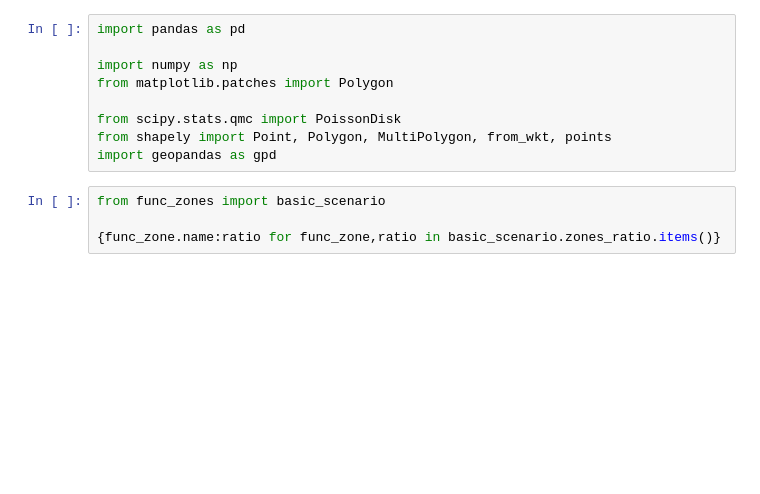
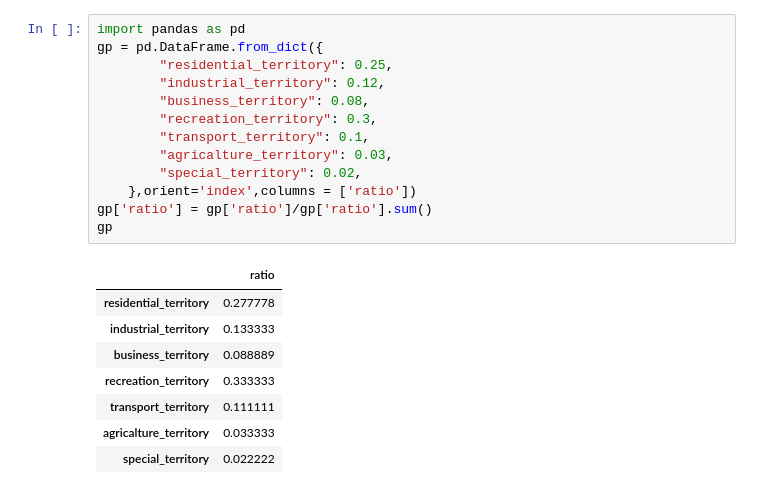
Before and after one commit to IDUclub/GenPlanner, a Jupyter notebook: gen_planner/python/src/poisson_sampling.ipynb, the cells around one changed output. Drawn from its saved outputs; the diff is of its cells as text; blank space fills up the shorter version.

```diff
--- a/gen_planner/python/src/poisson_sampling.ipynb
+++ b/gen_planner/python/src/poisson_sampling.ipynb
@@ -1,13 +1,22 @@
-# %%
-import pandas as pd
-
-import numpy as np
-from matplotlib.patches import Polygon
-
-from scipy.stats.qmc import PoissonDisk
-from shapely import Point, Polygon, MultiPolygon, from_wkt, points
-import geopandas as gpd
-# %%
-from func_zones import basic_scenario
-
-{func_zone.name:ratio for func_zone,ratio in basic_scenario.zones_ratio.items()}
+# %%
+import pandas as pd
+gp = pd.DataFrame.from_dict({
+        "residential_territory": 0.25,
+        "industrial_territory": 0.12,
+        "business_territory": 0.08,
+        "recreation_territory": 0.3,
+        "transport_territory": 0.1,
+        "agricalture_territory": 0.03,
+        "special_territory": 0.02,
+    },orient='index',columns = ['ratio'])
+gp['ratio'] = gp['ratio']/gp['ratio'].sum()
+gp
+# %% [output]
+|  | ratio |
+| residential_territory | 0.277778 |
+| industrial_territory | 0.133333 |
+| business_territory | 0.088889 |
+| recreation_territory | 0.333333 |
+| transport_territory | 0.111111 |
+| agricalture_territory | 0.033333 |
+| special_territory | 0.022222 |
```
Also changed, not shown: parts of 7 cells of this notebook, 6 other files.
